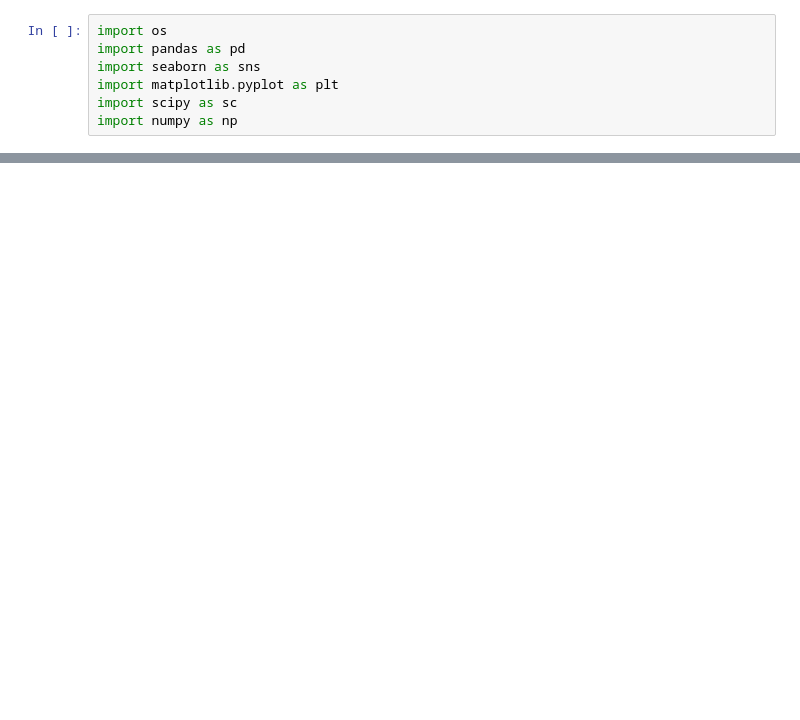
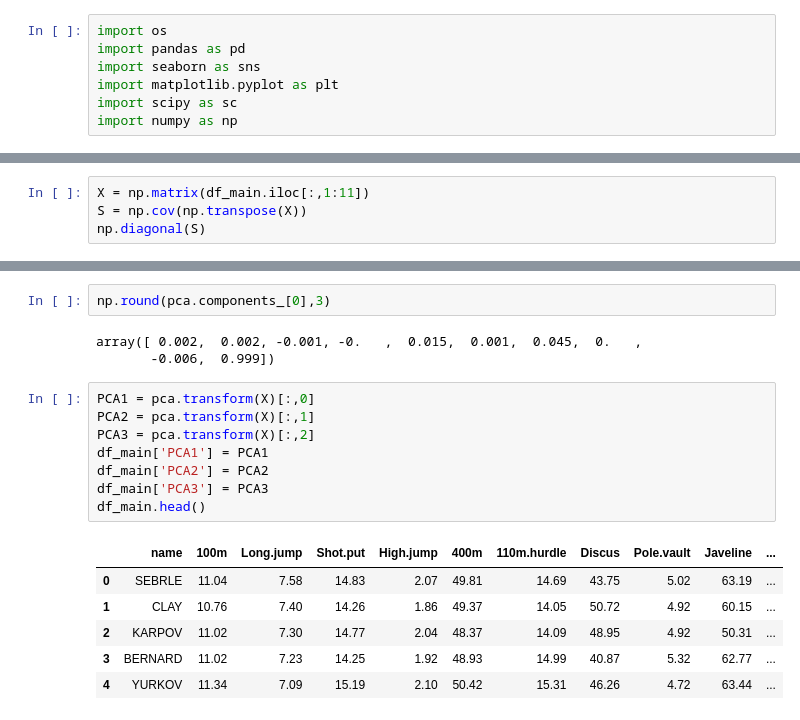
Before and after one commit to claupereirajr/decatlhon-pca, a Jupyter notebook: pca_study.ipynb, the cells around one changed output, grey strips where cells are left out. Cells and saved outputs as stored; diff of their text form; blank space fills up the shorter version.

```diff
--- a/pca_study.ipynb
+++ b/pca_study.ipynb
@@ -17,0 +38,4 @@ Dataframe Main:  41
+# %%
+X = np.matrix(df_main.iloc[:,1:11])
+S = np.cov(np.transpose(X))
+np.diagonal(S)
@@ -17,0 +115,20 @@ Dataframe Main:  41
+# %%
+np.round(pca.components_[0],3)
+# %% [output]
+array([ 0.002,  0.002, -0.001, -0.   ,  0.015,  0.001,  0.045,  0.   ,
+       -0.006,  0.999])
+# %%
+PCA1 = pca.transform(X)[:,0]
+PCA2 = pca.transform(X)[:,1]
+PCA3 = pca.transform(X)[:,2]
+df_main['PCA1'] = PCA1
+df_main['PCA2'] = PCA2
+df_main['PCA3'] = PCA3
+df_main.head()
+# %% [output]
+|  | name | 100m | Long.jump | Shot.put | High.jump | 400m | 110m.hurdle | Discus | Pole.vault | Javeline | ... |
+| 0 | SEBRLE | 11.04 | 7.58 | 14.83 | 2.07 | 49.81 | 14.69 | 43.75 | 5.02 | 63.19 | ... |
+| 1 | CLAY | 10.76 | 7.40 | 14.26 | 1.86 | 49.37 | 14.05 | 50.72 | 4.92 | 60.15 | ... |
+| 2 | KARPOV | 11.02 | 7.30 | 14.77 | 2.04 | 48.37 | 14.09 | 48.95 | 4.92 | 50.31 | ... |
+| 3 | BERNARD | 11.02 | 7.23 | 14.25 | 1.92 | 48.93 | 14.99 | 40.87 | 5.32 | 62.77 | ... |
+| 4 | YURKOV | 11.34 | 7.09 | 15.19 | 2.10 | 50.42 | 15.31 | 46.26 | 4.72 | 63.44 | ... |
```
Also changed, not shown: parts of 14 cells of this notebook, 1 other file.
